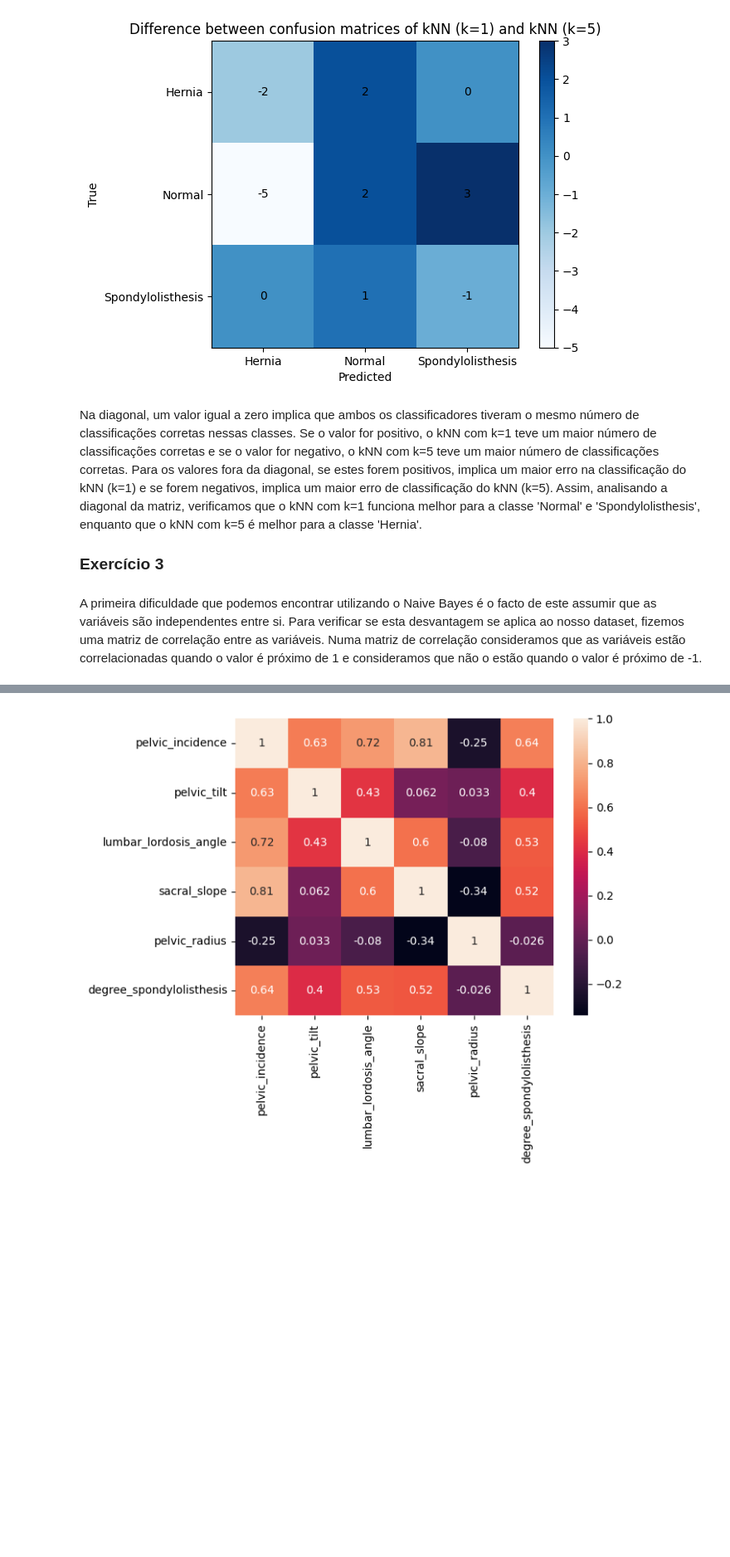
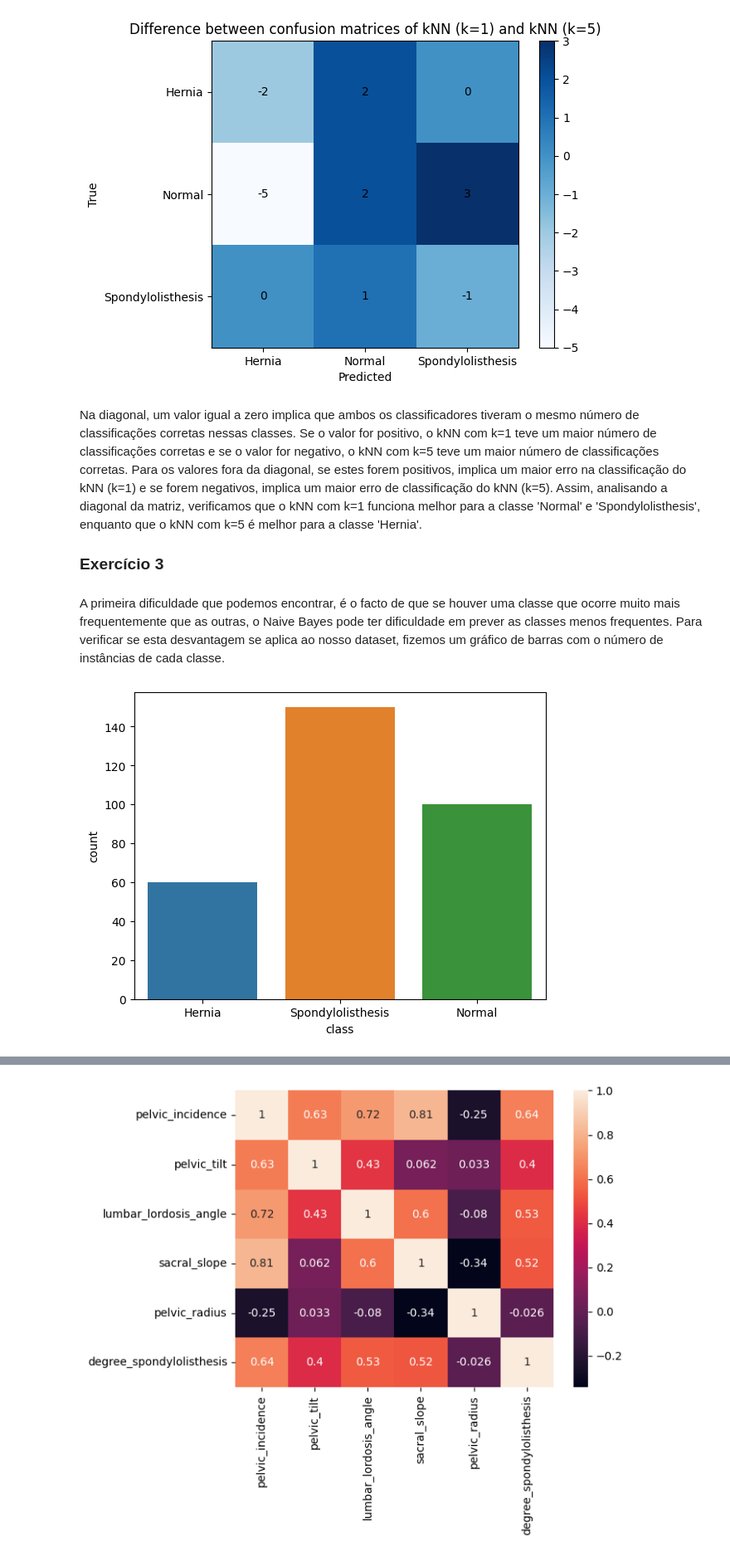
Before and after one commit to NunoGandum19/Aprendizagem, a Jupyter notebook: Homework2/Homework2.ipynb, the cells around one changed output, grey strips where cells are left out. Shown at 83% size. Saved outputs shown, nothing was run; the diff lists cells and outputs as text; code cells hidden in the pictures; blank space fills up the shorter version.

```diff
--- a/Homework2/Homework2.ipynb
+++ b/Homework2/Homework2.ipynb
@@ -124,4 +124,9 @@ Na diagonal, um valor igual a zero implica que ambos os classificadores tiveram
 
 ### **Exercício 3**  <h3>
 
-A primeira dificuldade que podemos encontrar utilizando o Naive Bayes é o facto de este assumir que as variáveis são independentes entre si. Para verificar se esta desvantagem se aplica ao nosso dataset, fizemos uma matriz de correlação entre as variáveis. Numa matriz de correlação consideramos que as variáveis estão correlacionadas quando o valor é próximo de 1 e consideramos que não o estão quando o valor é próximo de -1.
+A primeira dificuldade que podemos encontrar, é o facto de que se houver uma classe que ocorre muito mais frequentemente que as outras, o Naive Bayes pode ter dificuldade em prever as classes menos frequentes. Para verificar se esta desvantagem se aplica ao nosso dataset, fizemos um gráfico de barras com o número de instâncias de cada classe.
+# %%
+sns.countplot(x='class', data=df)
+plt.show()
+# %% [output]
+[figure, added]
```
Also changed, not shown: parts of 6 cells of this notebook, 2 other files.
